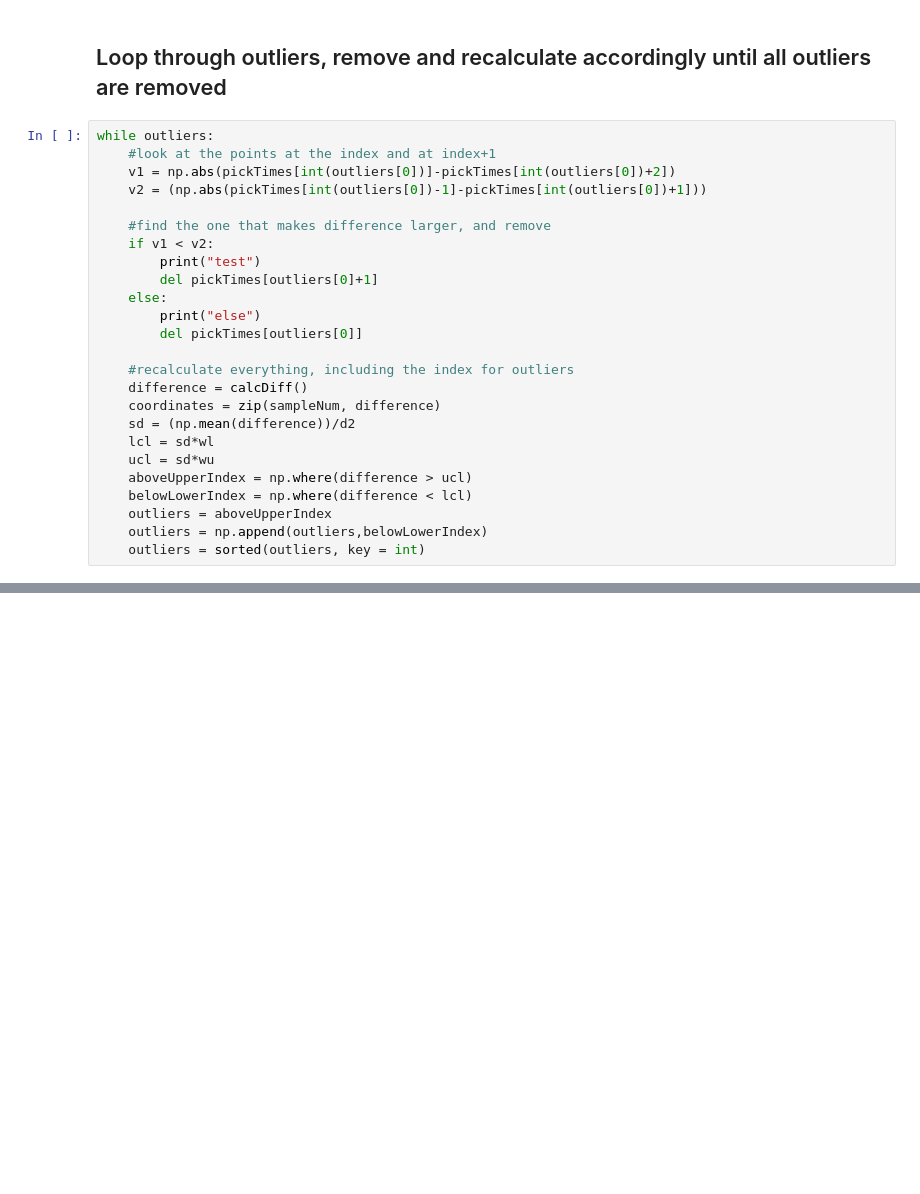
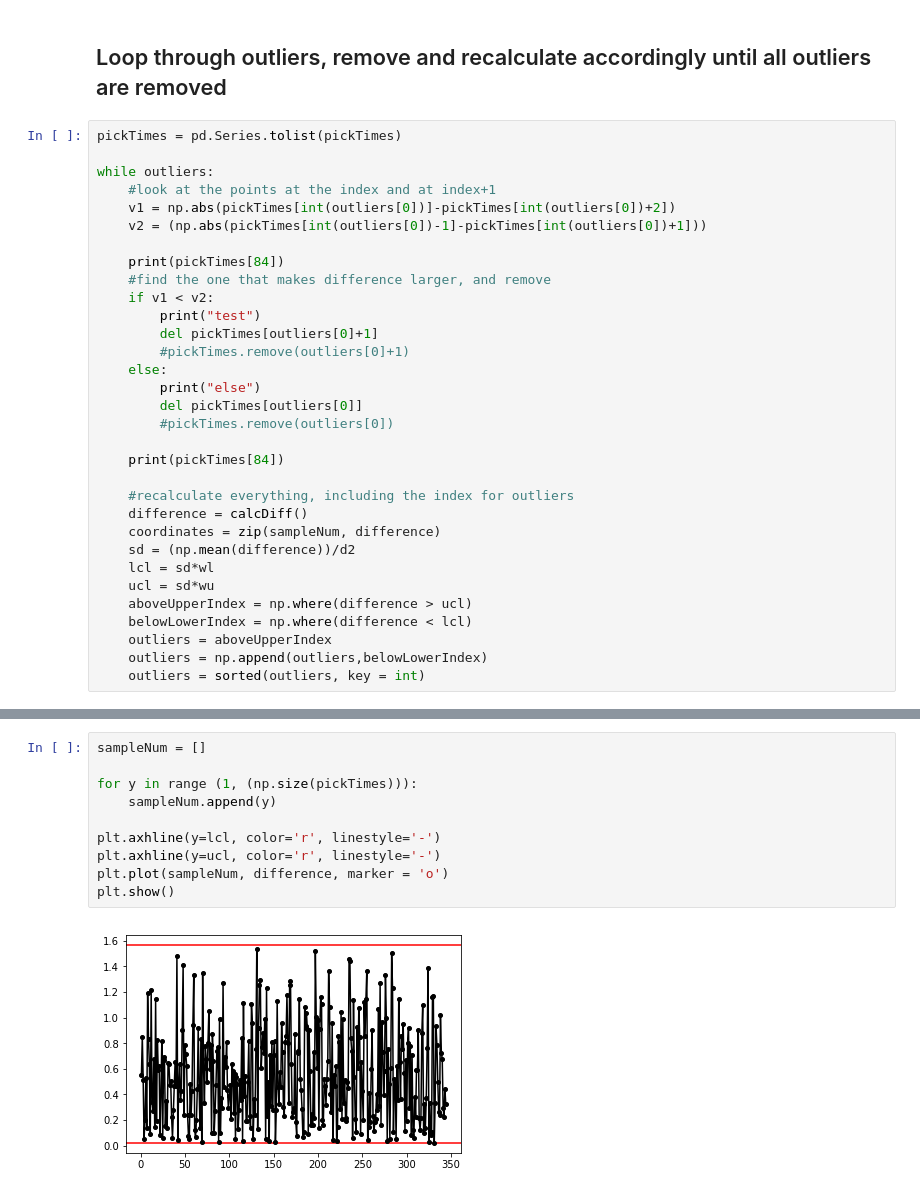
Before and after one commit to christinaseo/controlCharts, a Jupyter notebook: Main.ipynb, the cells around one changed output, grey strips where cells are left out. Saved outputs shown, nothing was run; the diff lists cells and outputs as text; blank space fills up the shorter version.

```diff
--- a/Main.ipynb
+++ b/Main.ipynb
@@ -126,18 +126,25 @@ print(outliers)
 # %% [markdown]
 ## Loop through outliers, remove and recalculate accordingly until all outliers are removed
 # %%
+pickTimes = pd.Series.tolist(pickTimes)
+
 while outliers:
     #look at the points at the index and at index+1
     v1 = np.abs(pickTimes[int(outliers[0])]-pickTimes[int(outliers[0])+2])
     v2 = (np.abs(pickTimes[int(outliers[0])-1]-pickTimes[int(outliers[0])+1]))
 
+    print(pickTimes[84])
     #find the one that makes difference larger, and remove
     if v1 < v2:
         print("test")
         del pickTimes[outliers[0]+1]
+        #pickTimes.remove(outliers[0]+1)
     else:
         print("else")
         del pickTimes[outliers[0]]
+        #pickTimes.remove(outliers[0])
+
+    print(pickTimes[84])
 
     #recalculate everything, including the index for outliers
     difference = calcDiff()
@@ -155,0 +178,12 @@ KeyError: 84
+# %%
+sampleNum = []
+
+for y in range (1, (np.size(pickTimes))):
+    sampleNum.append(y)
+
+plt.axhline(y=lcl, color='r', linestyle='-')
+plt.axhline(y=ucl, color='r', linestyle='-')
+plt.plot(sampleNum, difference, marker = 'o')
+plt.show()
+# %% [output]
+[figure, added]
```
Also changed, not shown: parts of 2 cells of this notebook.
